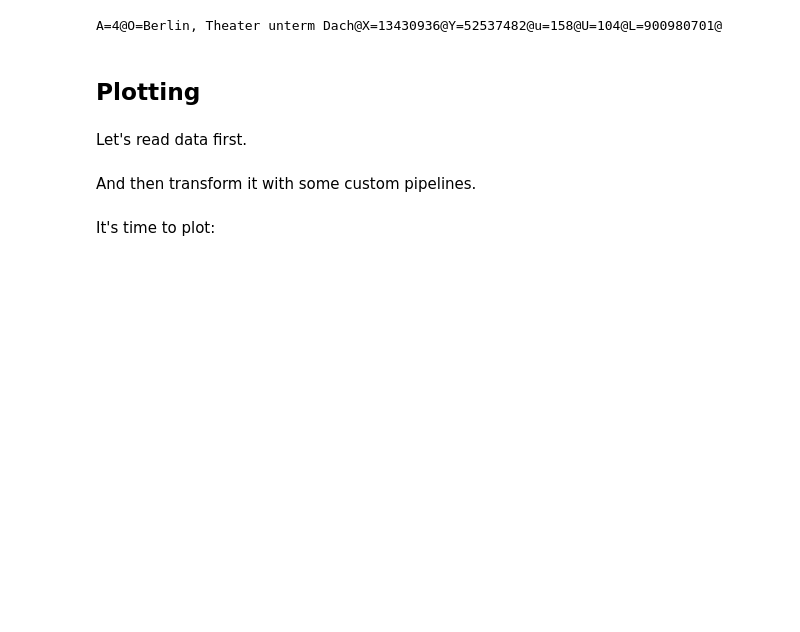
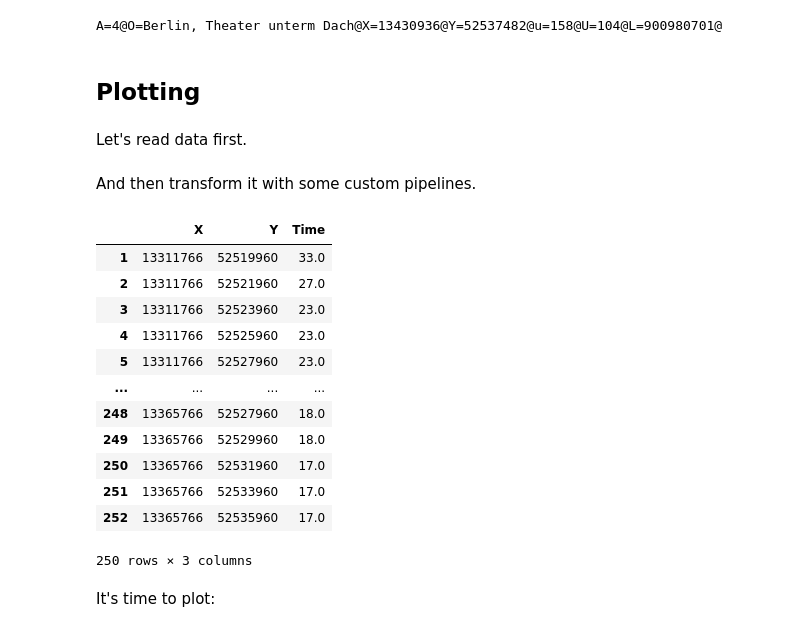
Before and after one commit to EricKolibacz/Oeffikator, a Jupyter notebook: Oeffikator.ipynb, the cells around one changed output. Saved outputs shown, nothing was run; the diff lists cells and outputs as text; code cells hidden in the pictures; blank space fills up the shorter version.

```diff
--- a/Oeffikator.ipynb
+++ b/Oeffikator.ipynb
@@ -104,6 +104,22 @@ And then transform it with some custom pipelines.
 # %%
 time_transformer = TimeTransformer()
 dfn = time_transformer.transform(df)
+# %%
+dfn
+# %% [output]
+|  | X | Y | Time |
+| 1 | 13311766 | 52519960 | 33.0 |
+| 2 | 13311766 | 52521960 | 27.0 |
+| 3 | 13311766 | 52523960 | 23.0 |
+| 4 | 13311766 | 52525960 | 23.0 |
+| 5 | 13311766 | 52527960 | 23.0 |
+| ... | ... | ... | ... |
+| 248 | 13365766 | 52527960 | 18.0 |
+| 249 | 13365766 | 52529960 | 18.0 |
+| 250 | 13365766 | 52531960 | 17.0 |
+| 251 | 13365766 | 52533960 | 17.0 |
+| 252 | 13365766 | 52535960 | 17.0 |
+250 rows × 3 columns
 # %% [markdown]
 It's time to plot:
 # %%
```
Also changed, not shown: parts of 1 cell of this notebook.
